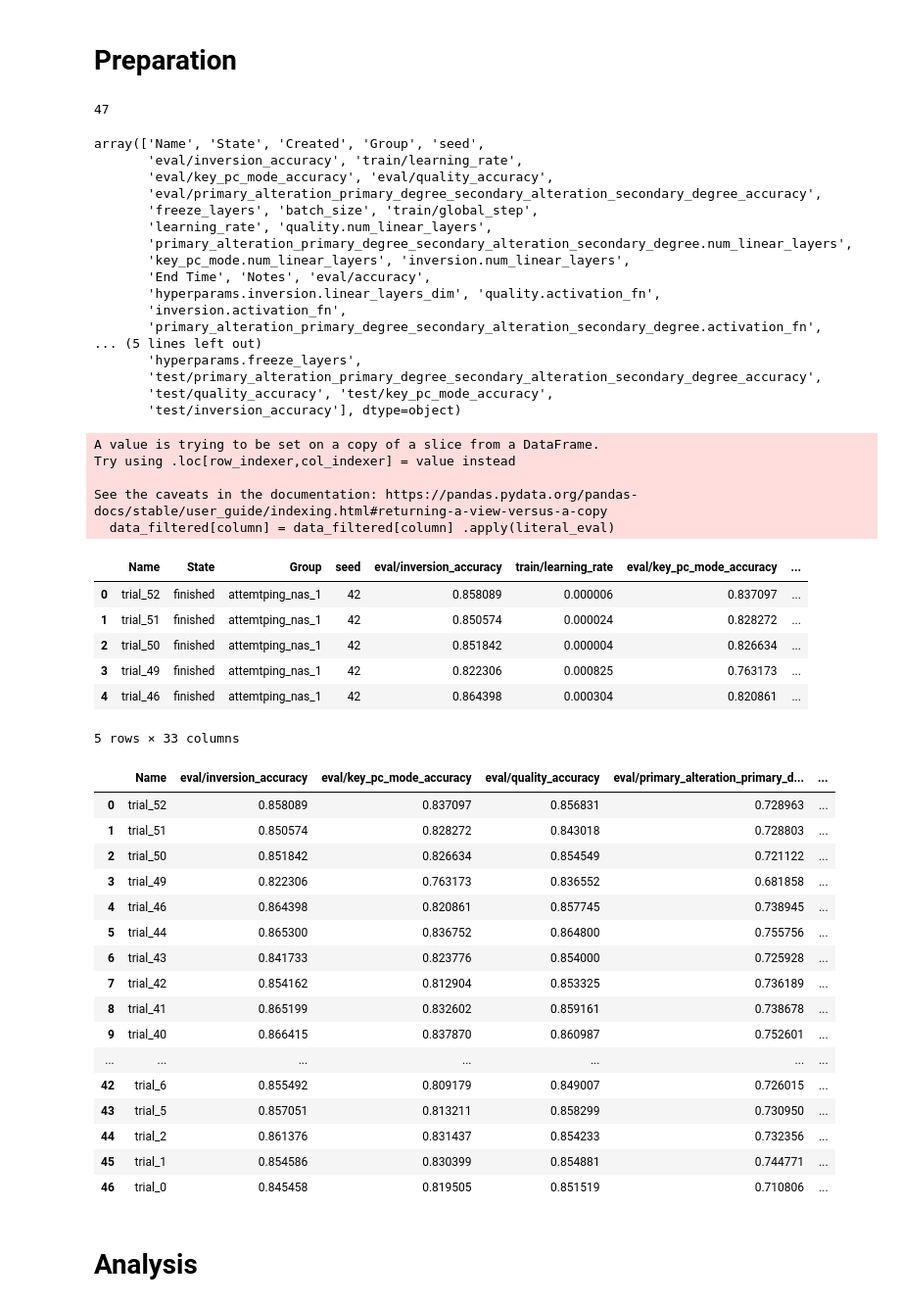
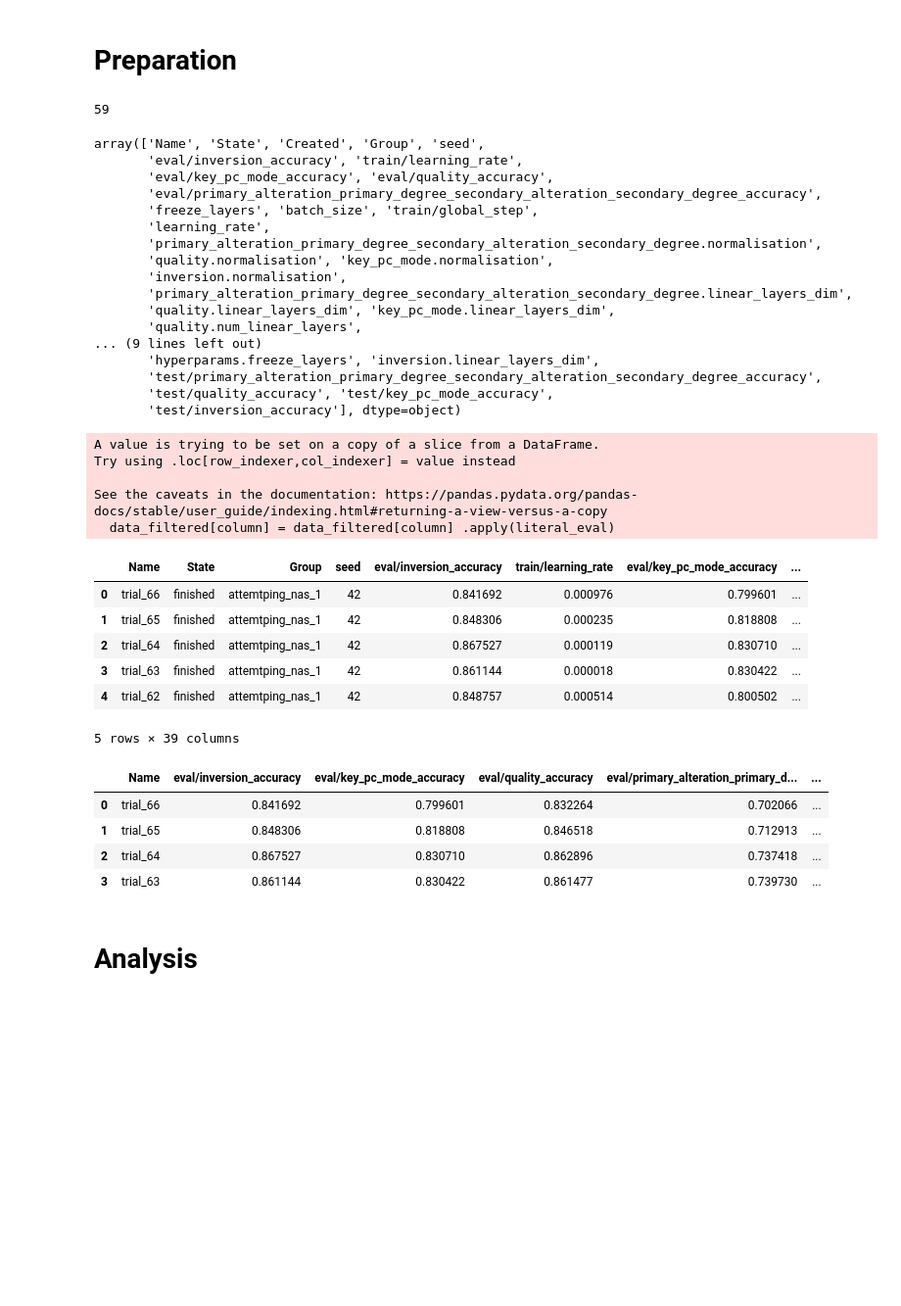
Before and after one commit to PulyaPolya/musicbert_hf, a Jupyter notebook: visualisations.ipynb, the cells around one changed output. Shown at 98% size. Drawn from its saved outputs; the diff is of its cells as text; code cells hidden in the pictures; blank space fills up the shorter version.

```diff
--- a/visualisations.ipynb
+++ b/visualisations.ipynb
@@ -7,10 +7,10 @@ import matplotlib.cbook as cbook
 
 import numpy as np
 import pandas as pd
-data = pd.read_csv("/home/ui556004/projects/musicbert_hf/scripts/wandb_logs/nas_params.csv")
+data = pd.read_csv("/home/ui556004/projects/musicbert_hf/scripts/wandb_logs/wandb_nas_more_1_wo_60.csv")
 len(data)
 # %% [output]
-47
+59
 # %%
 targets = ["inversion", "quality", "primary_alteration_primary_degree_secondary_alteration_secondary_degree" , "key_pc_mode" ]
 # %%
@@ -21,24 +21,26 @@ array(['Name', 'State', 'Created', 'Group', 'seed',
        'eval/key_pc_mode_accuracy', 'eval/quality_accuracy',
        'eval/primary_alteration_primary_degree_secondary_alteration_secondary_degree_accuracy',
        'freeze_layers', 'batch_size', 'train/global_step',
-       'learning_rate', 'quality.num_linear_layers',
-       'primary_alteration_primary_degree_secondary_alteration_secondary_degree.num_linear_layers',
-       'key_pc_mode.num_linear_layers', 'inversion.num_linear_layers',
-       'End Time', 'Notes', 'eval/accuracy',
-       'hyperparams.inversion.linear_layers_dim', 'quality.activation_fn',
-       'inversion.activation_fn',
-       'primary_alteration_primary_degree_secondary_alteration_secondary_degree.activation_fn',
-... (5 lines left out)
-       'hyperparams.freeze_layers',
+       'learning_rate',
+       'primary_alteration_primary_degree_secondary_alteration_secondary_degree.normalisation',
+       'quality.normalisation', 'key_pc_mode.normalisation',
+       'inversion.normalisation',
+       'primary_alteration_primary_degree_secondary_alteration_secondary_degree.linear_layers_dim',
+       'quality.linear_layers_dim', 'key_pc_mode.linear_layers_dim',
+       'quality.num_linear_layers',
+... (9 lines left out)
+       'hyperparams.freeze_layers', 'inversion.linear_layers_dim',
        'test/primary_alteration_primary_degree_secondary_alteration_secondary_degree_accuracy',
        'test/quality_accuracy', 'test/key_pc_mode_accuracy',
        'test/inversion_accuracy'], dtype=object)
 # %%
 from ast import literal_eval
+
+# converting arrays from strings back to arrays
 columns = [column   for column in data.columns.values if not (column.endswith("__MIN") or column.endswith("__MAX") or column.startswith("Created") or column.startswith("End")  ) ]
 data_filtered = data[columns]
-activation_fn_columns = [column for column in data_filtered.columns if column.endswith("activation_fn")]
-for column in activation_fn_columns:
+columns_to_convert = [column for column in data_filtered.columns if (column.endswith("activation_fn") or column.endswith("normalisation"))]
+for column in columns_to_convert:
     data_filtered[column] = data_filtered[column] .apply(literal_eval)
 data_filtered.head()
 # %% [output]
@@ -48,9 +50,9 @@ Try using .loc[row_indexer,col_indexer] = value instead
 See the caveats in the documentation: https://pandas.pydata.org/pandas-docs/stable/user_guide/indexing.html#returning-a-view-versus-a-copy
   data_filtered[column] = data_filtered[column] .apply(literal_eval)
 |  | Name | State | Group | seed | eval/inversion_accuracy | train/learning_rate | eval/key_pc_mode_accuracy | ... |
-| 0 | trial_52 | finished | attemtping_nas_1 | 42 | 0.858089 | 0.000006 | 0.837097 | ... |
-| 1 | trial_51 | finished | attemtping_nas_1 | 42 | 0.850574 | 0.000024 | 0.828272 | ... |
-| 2 | trial_50 | finished | attemtping_nas_1 | 42 | 0.851842 | 0.000004 | 0.826634 | ... |
-| 3 | trial_49 | finished | attemtping_nas_1 | 42 | 0.822306 | 0.000825 | 0.763173 | ... |
-| 4 | trial_46 | finished | attemtping_nas_1 | 42 | 0.864398 | 0.000304 | 0.820861 | ... |
+| 0 | trial_66 | finished | attemtping_nas_1 | 42 | 0.841692 | 0.000976 | 0.799601 | ... |
+| 1 | trial_65 | finished | attemtping_nas_1 | 42 | 0.848306 | 0.000235 | 0.818808 | ... |
+| 2 | trial_64 | finished | attemtping_nas_1 | 42 | 0.867527 | 0.000119 | 0.830710 | ... |
+| 3 | trial_63 | finished | attemtping_nas_1 | 42 | 0.861144 | 0.000018 | 0.830422 | ... |
+| 4 | trial_62 | finished | attemtping_nas_1 | 42 | 0.848757 | 0.000514 | 0.800502 | ... |
-5 rows × 33 columns
+5 rows × 39 columns
@@ -60,25 +59,13 @@ df_inversion = data_filtered[inversion_columns]
 # %%
 columns_acc =["Name"] + [column for column in data_filtered.columns.values if column.startswith("eval")]
 data_eval = data_filtered[columns_acc]
-data_eval
+data_eval.head(4)
 # %% [output]
 |  | Name | eval/inversion_accuracy | eval/key_pc_mode_accuracy | eval/quality_accuracy | eval/primary_alteration_primary_d... | ... |
-| 0 | trial_52 | 0.858089 | 0.837097 | 0.856831 | 0.728963 | ... |
-| 1 | trial_51 | 0.850574 | 0.828272 | 0.843018 | 0.728803 | ... |
-| 2 | trial_50 | 0.851842 | 0.826634 | 0.854549 | 0.721122 | ... |
-| 3 | trial_49 | 0.822306 | 0.763173 | 0.836552 | 0.681858 | ... |
-| 4 | trial_46 | 0.864398 | 0.820861 | 0.857745 | 0.738945 | ... |
-| 5 | trial_44 | 0.865300 | 0.836752 | 0.864800 | 0.755756 | ... |
-| 6 | trial_43 | 0.841733 | 0.823776 | 0.854000 | 0.725928 | ... |
-| 7 | trial_42 | 0.854162 | 0.812904 | 0.853325 | 0.736189 | ... |
-| 8 | trial_41 | 0.865199 | 0.832602 | 0.859161 | 0.738678 | ... |
-| 9 | trial_40 | 0.866415 | 0.837870 | 0.860987 | 0.752601 | ... |
-| ... | ... | ... | ... | ... | ... | ... |
-| 42 | trial_6 | 0.855492 | 0.809179 | 0.849007 | 0.726015 | ... |
-| 43 | trial_5 | 0.857051 | 0.813211 | 0.858299 | 0.730950 | ... |
-| 44 | trial_2 | 0.861376 | 0.831437 | 0.854233 | 0.732356 | ... |
-| 45 | trial_1 | 0.854586 | 0.830399 | 0.854881 | 0.744771 | ... |
-| 46 | trial_0 | 0.845458 | 0.819505 | 0.851519 | 0.710806 | ... |
+| 0 | trial_66 | 0.841692 | 0.799601 | 0.832264 | 0.702066 | ... |
+| 1 | trial_65 | 0.848306 | 0.818808 | 0.846518 | 0.712913 | ... |
+| 2 | trial_64 | 0.867527 | 0.830710 | 0.862896 | 0.737418 | ... |
+| 3 | trial_63 | 0.861144 | 0.830422 | 0.861477 | 0.739730 | ... |
 # %% [markdown]
 # Analysis
 # %%
```
Also changed, not shown: parts of 19 cells of this notebook.
